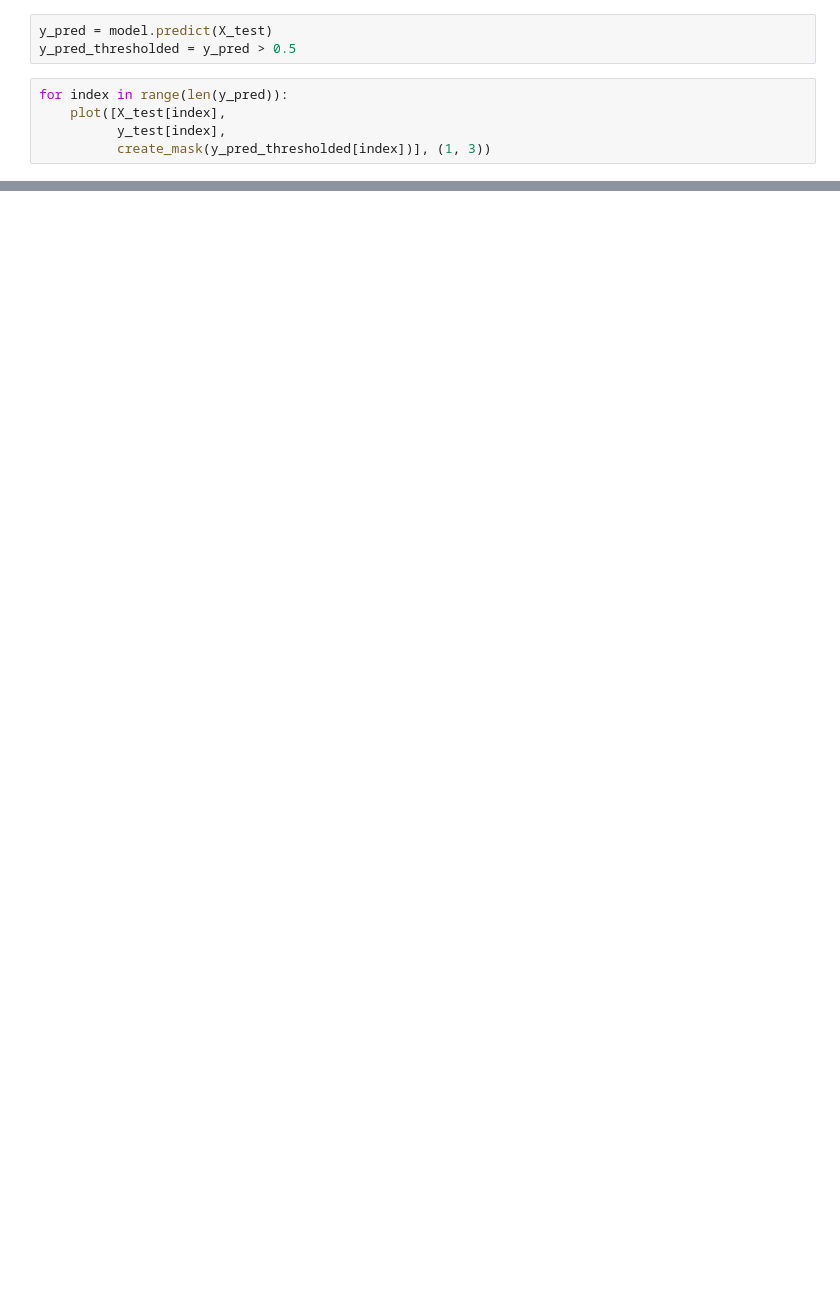
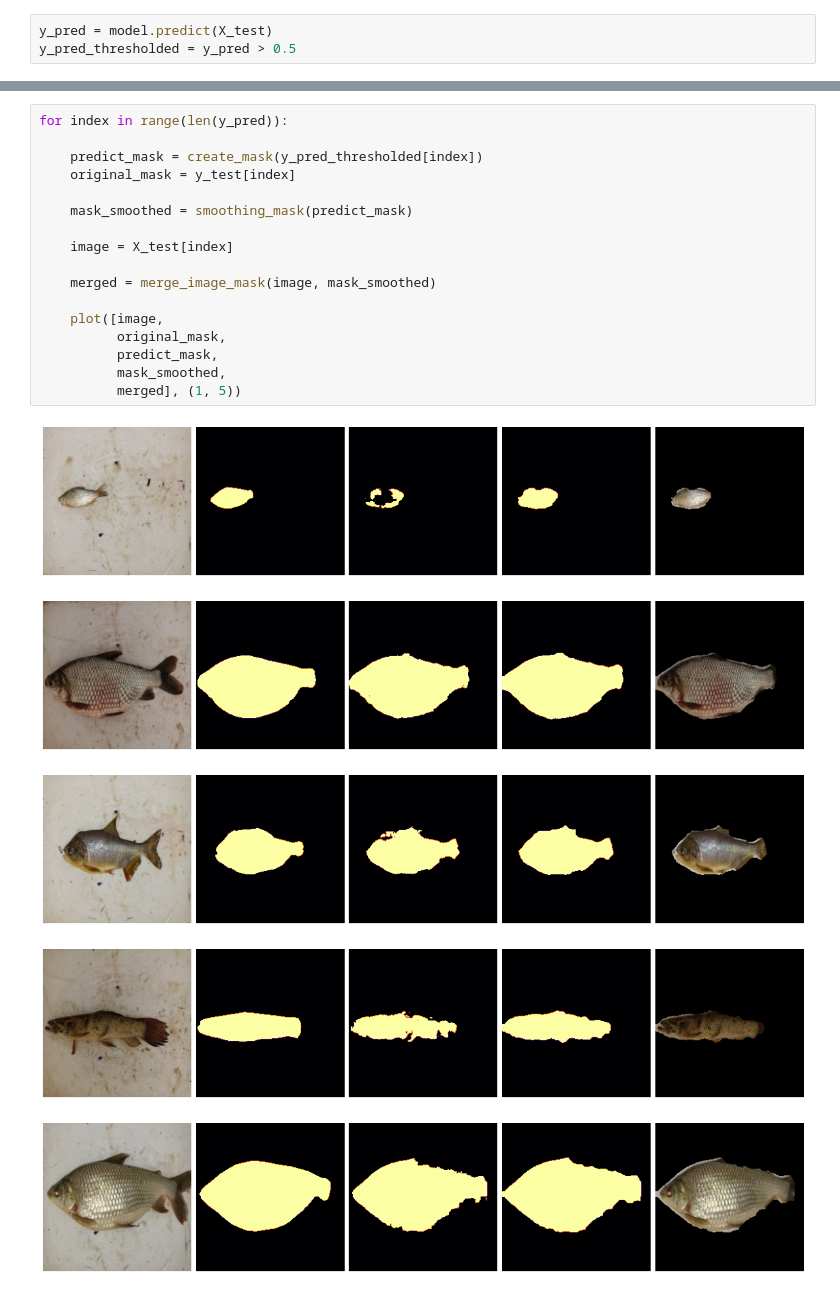
Before and after one commit to mpgxc/fishes, a Jupyter notebook: segmentation-unet.ipynb, the cells around one changed output, grey strips where cells are left out. Cells and saved outputs as stored; diff of their text form; blank space fills up the shorter version.

```diff
--- a/segmentation-unet.ipynb
+++ b/segmentation-unet.ipynb
@@ -170,8 +192,3 @@ model.evaluate(X_test, y_test)
 # %%
 y_pred = model.predict(X_test)
 y_pred_thresholded = y_pred > 0.5
-# %%
-for index in range(len(y_pred)):
-    plot([X_test[index],
-          y_test[index],
-          create_mask(y_pred_thresholded[index])], (1, 3))
@@ -184,0 +195,23 @@ for index in range(len(y_pred)):
+# %%
+for index in range(len(y_pred)):
+
+    predict_mask = create_mask(y_pred_thresholded[index])
+    original_mask = y_test[index]
+
+    mask_smoothed = smoothing_mask(predict_mask)
+
+    image = X_test[index]
+
+    merged = merge_image_mask(image, mask_smoothed)
+
+    plot([image,
+          original_mask,
+          predict_mask,
+          mask_smoothed,
+          merged], (1, 5))
+# %% [output]
+[figure, added]
+[figure, added]
+[figure, added]
+[figure, added]
+[figure, added]
```
Also changed, not shown: parts of 13 cells of this notebook, 1 other file.
